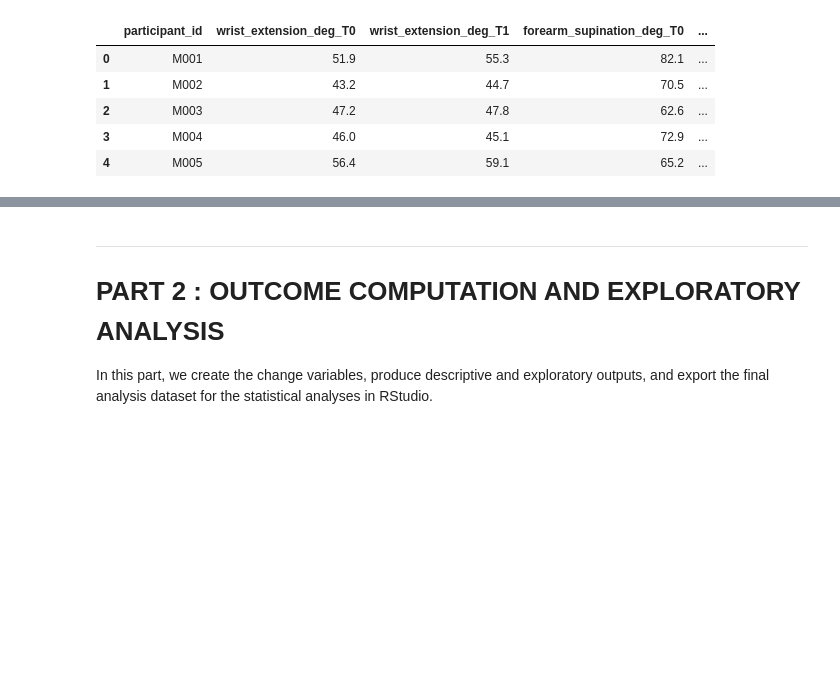
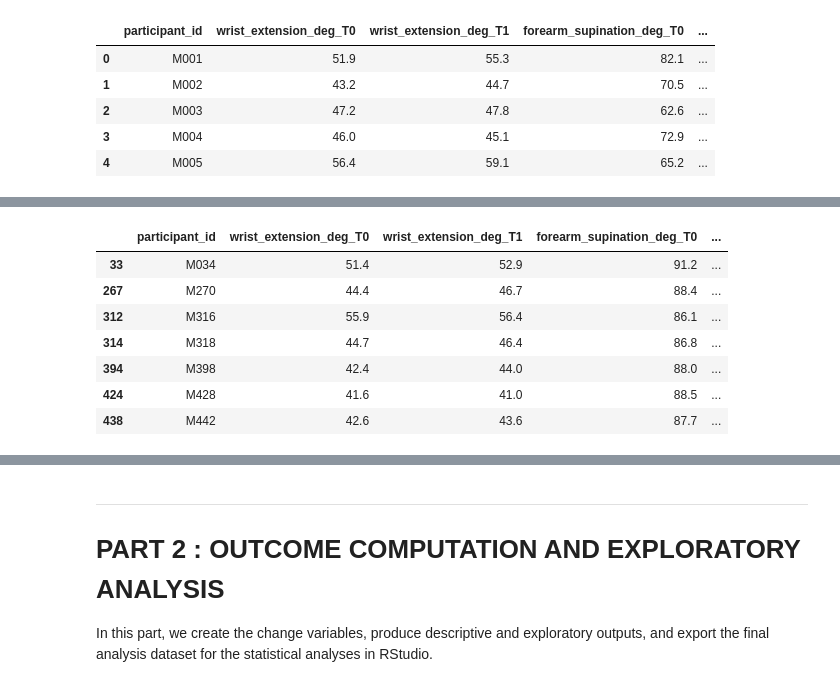
Before and after one commit to jahinnaduplaix/movement-analysis-project, a Jupyter notebook: main.ipynb, the cells around one changed output, grey strips where cells are left out. Cells and saved outputs as stored; diff of their text form; code cells hidden in the pictures; blank space fills up the shorter version.

```diff
--- a/main.ipynb
+++ b/main.ipynb
@@ -639,0 +652,88 @@ This dataset is now ready for the computation of the primary outcome variables.
+# %%
+# Usual clinical reference values
+wrist_extension_reference = 70
+forearm_supination_reference = 80
+
+# Conservative thresholds used only to flag high values for verification
+wrist_extension_check = 75
+forearm_supination_check = 90
+
+# Check values above anatomical reference values
+
+plausibility_summary = pd.DataFrame({
+    "Variable": [
+        "Wrist extension at T0",
+        "Wrist extension at T1",
+        "Forearm supination at T0",
+        "Forearm supination at T1"
+    ],
+    "Reference value": [
+        wrist_extension_reference,
+        wrist_extension_reference,
+        forearm_supination_reference,
+        forearm_supination_reference
+    ],
+    "Check threshold": [
+        wrist_extension_check,
+        wrist_extension_check,
+        forearm_supination_check,
+        forearm_supination_check
+    ],
+    "Maximum observed": [
+        analysis_df["wrist_extension_deg_T0"].max(),
+        analysis_df["wrist_extension_deg_T1"].max(),
+        analysis_df["forearm_supination_deg_T0"].max(),
+        analysis_df["forearm_supination_deg_T1"].max()
+    ],
+    "Number above reference": [
+        (analysis_df["wrist_extension_deg_T0"] > wrist_extension_reference).sum(),
+        (analysis_df["wrist_extension_deg_T1"] > wrist_extension_reference).sum(),
+        (analysis_df["forearm_supination_deg_T0"] > forearm_supination_reference).sum(),
+        (analysis_df["forearm_supination_deg_T1"] > forearm_supination_reference).sum()
+    ],
+    "Number above check threshold": [
+        (analysis_df["wrist_extension_deg_T0"] > wrist_extension_check).sum(),
+        (analysis_df["wrist_extension_deg_T1"] > wrist_extension_check).sum(),
+        (analysis_df["forearm_supination_deg_T0"] > forearm_supination_check).sum(),
+        (analysis_df["forearm_supination_deg_T1"] > forearm_supination_check).sum()
+    ]
+})
+
+display(plausibility_summary)
+
+# Identify participants with values above the conservative check thresholds
+
+participants_to_check = analysis_df[
+    (analysis_df["wrist_extension_deg_T0"] > wrist_extension_check) |
+    (analysis_df["wrist_extension_deg_T1"] > wrist_extension_check) |
+    (analysis_df["forearm_supination_deg_T0"] > forearm_supination_check) |
+    (analysis_df["forearm_supination_deg_T1"] > forearm_supination_check)
+].copy()
+
+# Keep only useful columns
+participants_to_check = participants_to_check[
+    [
+        "participant_id",
+        "wrist_extension_deg_T0",
+        "wrist_extension_deg_T1",
+        "forearm_supination_deg_T0",
+        "forearm_supination_deg_T1"
+    ]
+]
+
+display(participants_to_check)
+
+print("Number of participants requiring anatomical verification:", len(participants_to_check))
+
+# Add a flag for participants with high anatomical values
+
+analysis_df["anatomical_check_flag"] = (
+    (analysis_df["wrist_extension_deg_T0"] > wrist_extension_check) |
+    (analysis_df["wrist_extension_deg_T1"] > wrist_extension_check) |
+    (analysis_df["forearm_supination_deg_T0"] > forearm_supination_check) |
+    (analysis_df["forearm_supination_deg_T1"] > forearm_supination_check)
+)
+
+# Count flagged and non-flagged participants
+analysis_df["anatomical_check_flag"].value_counts()
+# %% [output]
@@ -639,0 +745,8 @@ This dataset is now ready for the computation of the primary outcome variables.
+|  | participant_id | wrist_extension_deg_T0 | wrist_extension_deg_T1 | forearm_supination_deg_T0 | ... |
+| 33 | M034 | 51.4 | 52.9 | 91.2 | ... |
+| 267 | M270 | 44.4 | 46.7 | 88.4 | ... |
+| 312 | M316 | 55.9 | 56.4 | 86.1 | ... |
+| 314 | M318 | 44.7 | 46.4 | 86.8 | ... |
+| 394 | M398 | 42.4 | 44.0 | 88.0 | ... |
+| 424 | M428 | 41.6 | 41.0 | 88.5 | ... |
+| 438 | M442 | 42.6 | 43.6 | 87.7 | ... |
```
Also changed, not shown: parts of 19 cells of this notebook.
